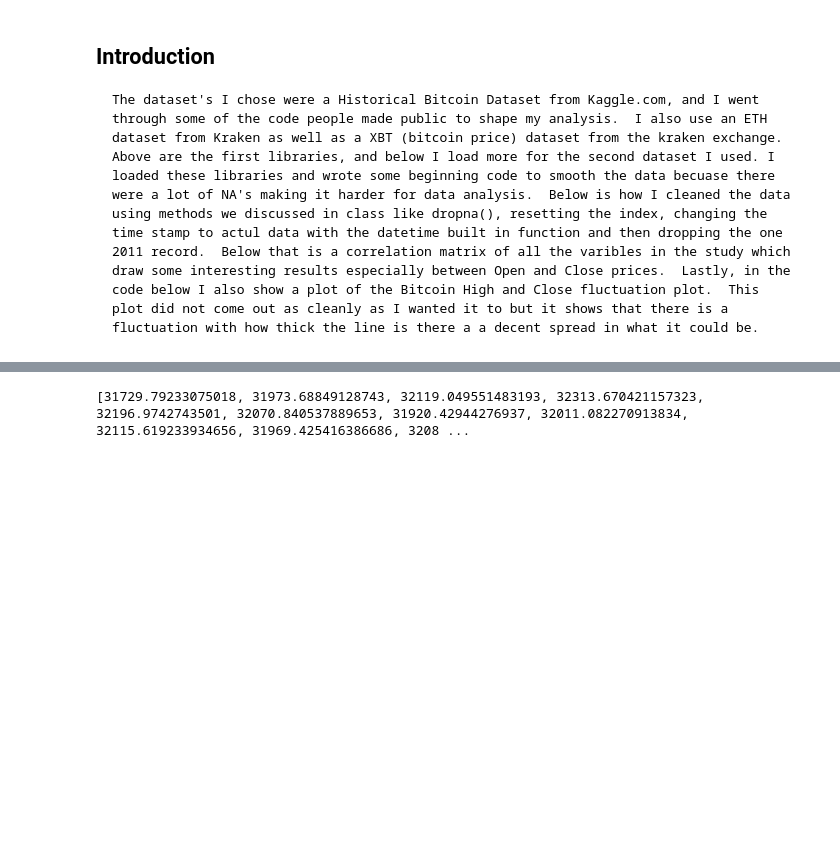
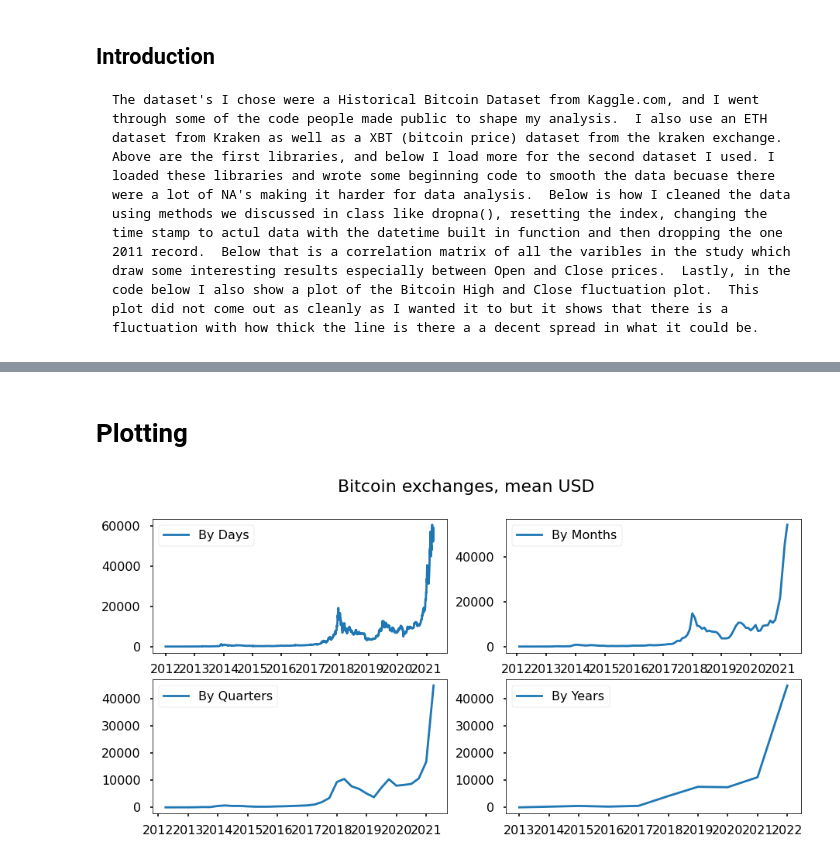
Before and after one commit to EthanMeersman/FInal_Project, a Jupyter notebook: FinalProject.ipynb, the cells around one changed output, grey strips where cells are left out. Cells and saved outputs as stored; diff of their text form; code cells hidden in the pictures; blank space fills up the shorter version.

```diff
--- a/FinalProject.ipynb
+++ b/FinalProject.ipynb
@@ -6,3 +1,20 @@ raw_data = pd.read_csv('/Users/ethanmeersman/bitcoin.csv')
+# %%
+import pandas as pd
+import os
+import seaborn as sns
+raw_data = pd.read_csv('/Users/ethanmeersman/bitcoin.csv')
+import numpy as np
+import pandas as pd
+import seaborn as sns
+import matplotlib.pyplot as plt
+import matplotlib as mpl
+from scipy import stats
+import statsmodels.api as sm
+import warnings
+from itertools import product
+from datetime import datetime
+warnings.filterwarnings('ignore')
+plt.style.use('seaborn-poster')
 # %% [markdown]
 ## Introduction
 
@@ -137,9 +47,42 @@ get_btcdata('ethereum')
-# %%
-def get_historical_data(cryptocurrency, fiat_currency, number_of_days):
-    historic_price = coingecko.get_coin_market_chart_by_id(cryptocurrency, fiat_currency, number_of_days)
-    prices = [price[1] for price in historic_price['prices']]
-    return prices
-
-print(get_historical_data('bitcoin', 'USD', 5))
-# %% [output]
-[31729.79233075018, 31973.68849128743, 32119.049551483193, 32313.670421157323, 32196.9742743501, 32070.840537889653, 31920.42944276937, 32011.082270913834, 32115.619233934656, 31969.425416386686, 3208 ...
+# %% [markdown]
+# Plotting
+# %%
+# Unix-time to
+newdata.Timestamp = pd.to_datetime(newdata.Timestamp, unit='s')
+
+# Resampling to daily frequency
+newdata.index = newdata.Timestamp
+newdata_daily = newdata.resample('D').mean()
+
+# Resampling to monthly frequency
+newdata_month = newdata.resample('M').mean()
+
+# Resampling to annual frequency
+newdata_year = newdata.resample('A-DEC').mean()
+
+# Resampling to quarterly frequency
+newdata_Q = newdata.resample('Q-DEC').mean()
+
+fig = plt.figure(figsize=[15, 7])
+plt.suptitle('Bitcoin exchanges, average USD', fontsize=22)
+
+plt.subplot(221)
+plt.plot(newdata_daily.Weighted_Price, '-', label='By Days')
+plt.legend()
+
+plt.subplot(222)
+plt.plot(newdata_month.Weighted_Price, '-', label='By Months')
+plt.legend()
+
+plt.subplot(223)
+plt.plot(newdata_Q.Weighted_Price, '-', label='By Quarters')
+plt.legend()
+
+plt.subplot(224)
+plt.plot(newdata_year.Weighted_Price, '-', label='By Years')
+plt.legend()
+
+# plt.tight_layout()
+plt.show()
+# %% [output]
+[figure, added]
```
Also changed, not shown: parts of 15 cells of this notebook.
